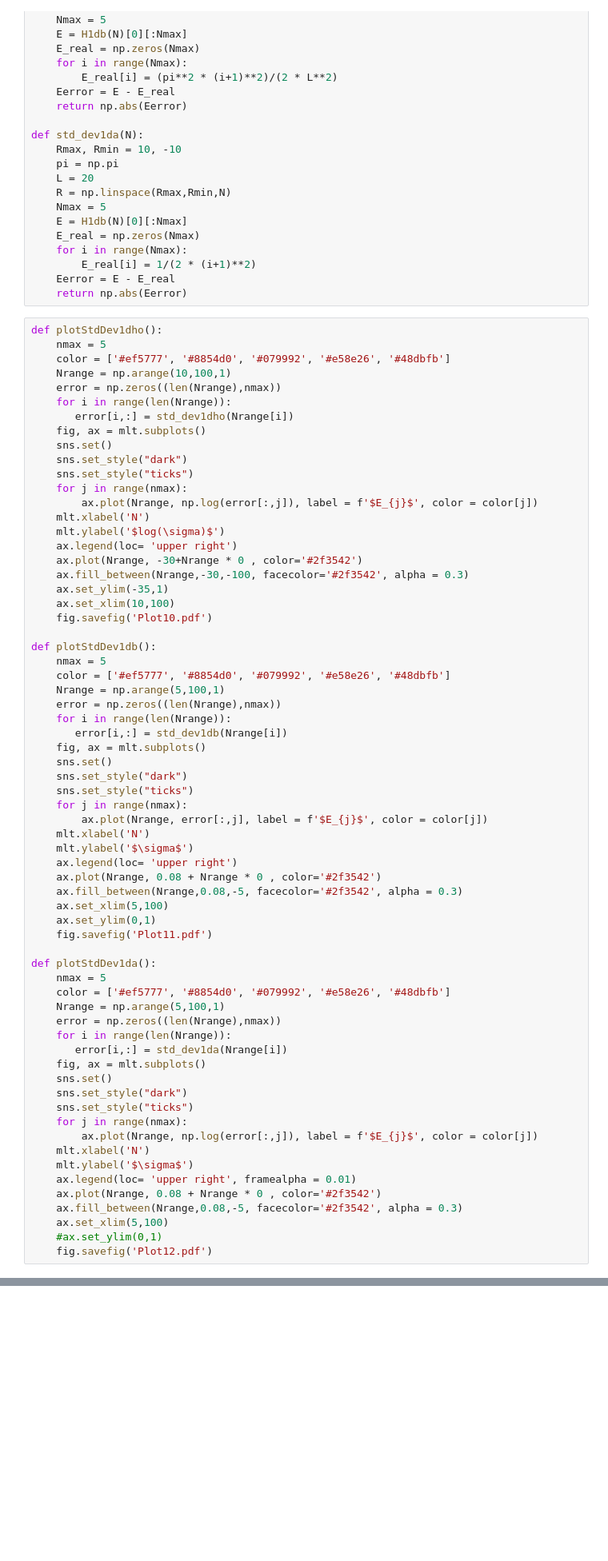
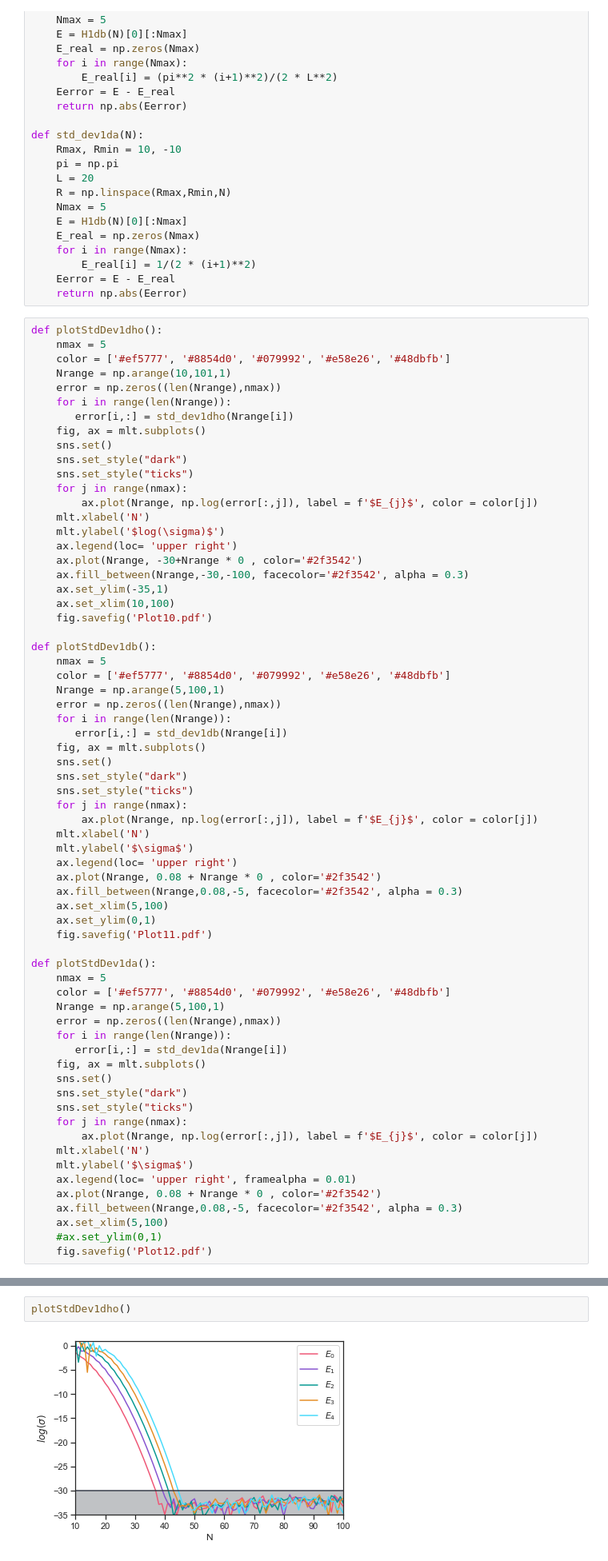
Before and after one commit to Rittik03/Quantum-Mechanics-With-Python, a Jupyter notebook: Article.ipynb, the cells around one changed output, grey strips where cells are left out. Shown: that part at 80% size. Cells and saved outputs as stored; diff of their text form; blank space fills up the shorter version.

```diff
--- a/Article.ipynb
+++ b/Article.ipynb
@@ -110,7 +110,7 @@ def std_dev1da(N):
 def plotStdDev1dho():
     nmax = 5
     color = ['#ef5777', '#8854d0', '#079992', '#e58e26', '#48dbfb']
-    Nrange = np.arange(10,100,1)
+    Nrange = np.arange(10,101,1)
     error = np.zeros((len(Nrange),nmax))
     for i in range(len(Nrange)):
        error[i,:] = std_dev1dho(Nrange[i])
@@ -141,7 +141,7 @@ def plotStdDev1db():
     sns.set_style("dark")
     sns.set_style("ticks")
     for j in range(nmax):
-        ax.plot(Nrange, error[:,j], label = f'$E_{j}$', color = color[j])
+        ax.plot(Nrange, np.log(error[:,j]), label = f'$E_{j}$', color = color[j])
     mlt.xlabel('N')
     mlt.ylabel('$\sigma$')
     ax.legend(loc= 'upper right')
@@ -181,3 +175,7 @@ plotStdDev1db()
+# %%
+plotStdDev1dho()
+# %% [output]
+[figure, added]
 # %%
 def plot(n,i):
     psi = H1dho(n)[1]
```
Also changed, not shown: parts of 7 cells of this notebook, 8 other files.
